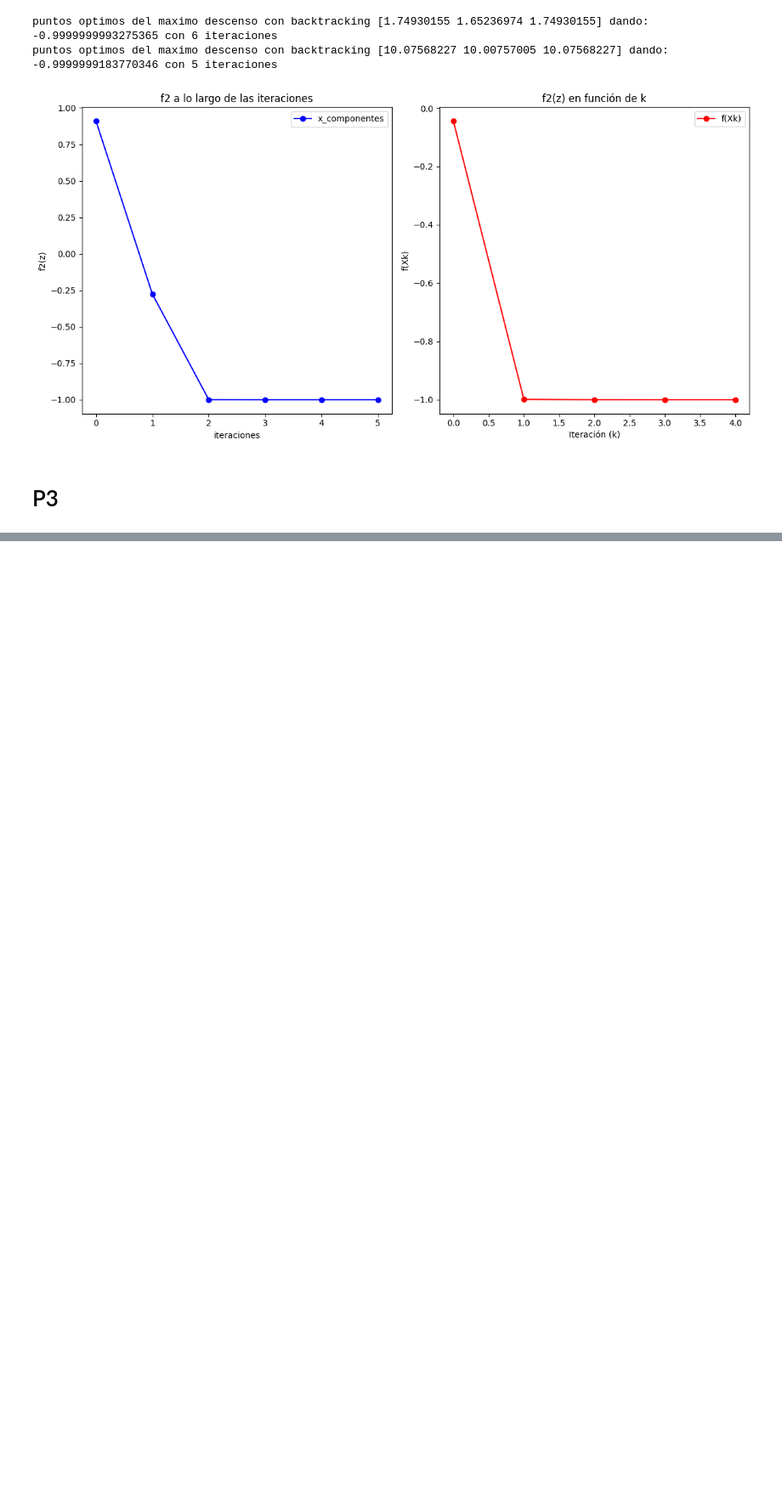
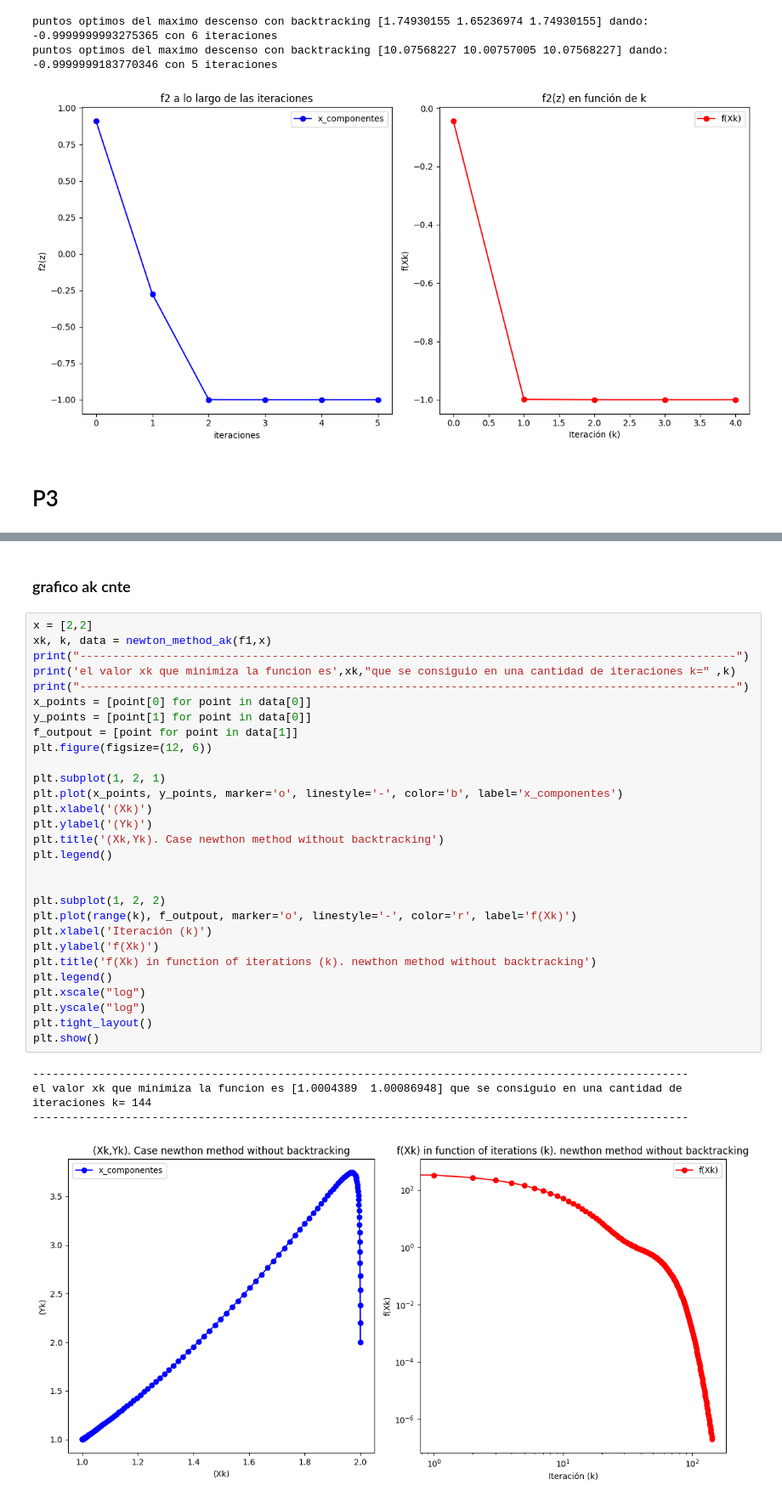
Before and after one commit to ElMermelaa/Tareas_opt_dim, a Jupyter notebook: Tarea_2_opti_dim.ipynb, the cells around one changed output, grey strips where cells are left out. Shown: that part at 85% size. Cells and saved outputs as stored; diff of their text form; blank space fills up the shorter version.

```diff
--- a/Tarea_2_opti_dim.ipynb
+++ b/Tarea_2_opti_dim.ipynb
@@ -345,0 +407,36 @@ print(xk, k)
+# %% [markdown]
+### grafico ak cnte
+# %%
+x = [2,2]
+xk, k, data = newton_method_ak(f1,x)
+print("---------------------------------------------------------------------------------------------------")
+print('el valor xk que minimiza la funcion es',xk,"que se consiguio en una cantidad de iteraciones k=" ,k)
+print("---------------------------------------------------------------------------------------------------")
+x_points = [point[0] for point in data[0]]
+y_points = [point[1] for point in data[0]]
+f_outpout = [point for point in data[1]]
+plt.figure(figsize=(12, 6))
+
+plt.subplot(1, 2, 1)
+plt.plot(x_points, y_points, marker='o', linestyle='-', color='b', label='x_componentes')
+plt.xlabel('(Xk)')
+plt.ylabel('(Yk)')
+plt.title('(Xk,Yk). Case newthon method without backtracking')
+plt.legend()
+
+
+plt.subplot(1, 2, 2)
+plt.plot(range(k), f_outpout, marker='o', linestyle='-', color='r', label='f(Xk)')
+plt.xlabel('Iteración (k)')
+plt.ylabel('f(Xk)')
+plt.title('f(Xk) in function of iterations (k). newthon method without backtracking')
+plt.legend()
+plt.xscale("log")
+plt.yscale("log")
+plt.tight_layout()
+plt.show()
+# %% [output]
+---------------------------------------------------------------------------------------------------
+el valor xk que minimiza la funcion es [1.0004389  1.00086948] que se consiguio en una cantidad de iteraciones k= 144
+---------------------------------------------------------------------------------------------------
+[figure, added]
```
Also changed, not shown: parts of 13 cells of this notebook.
